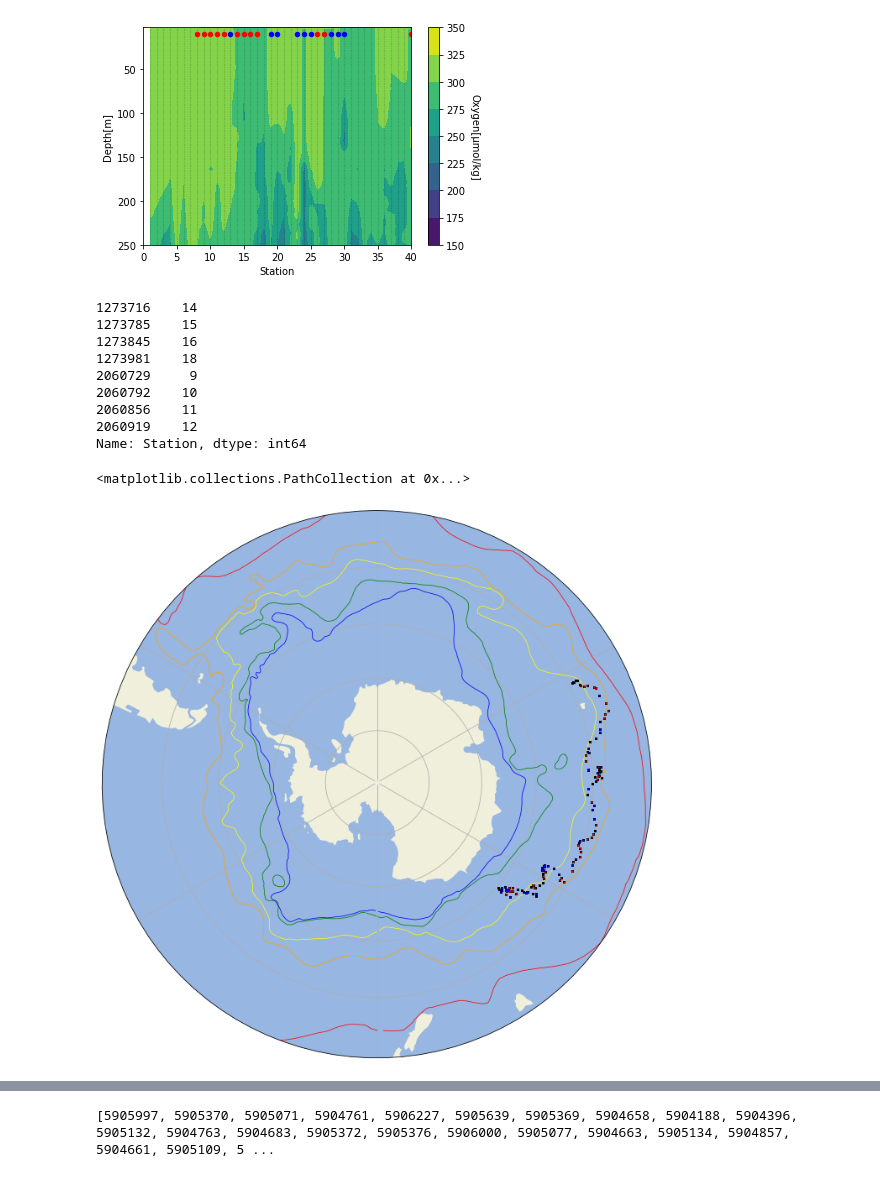
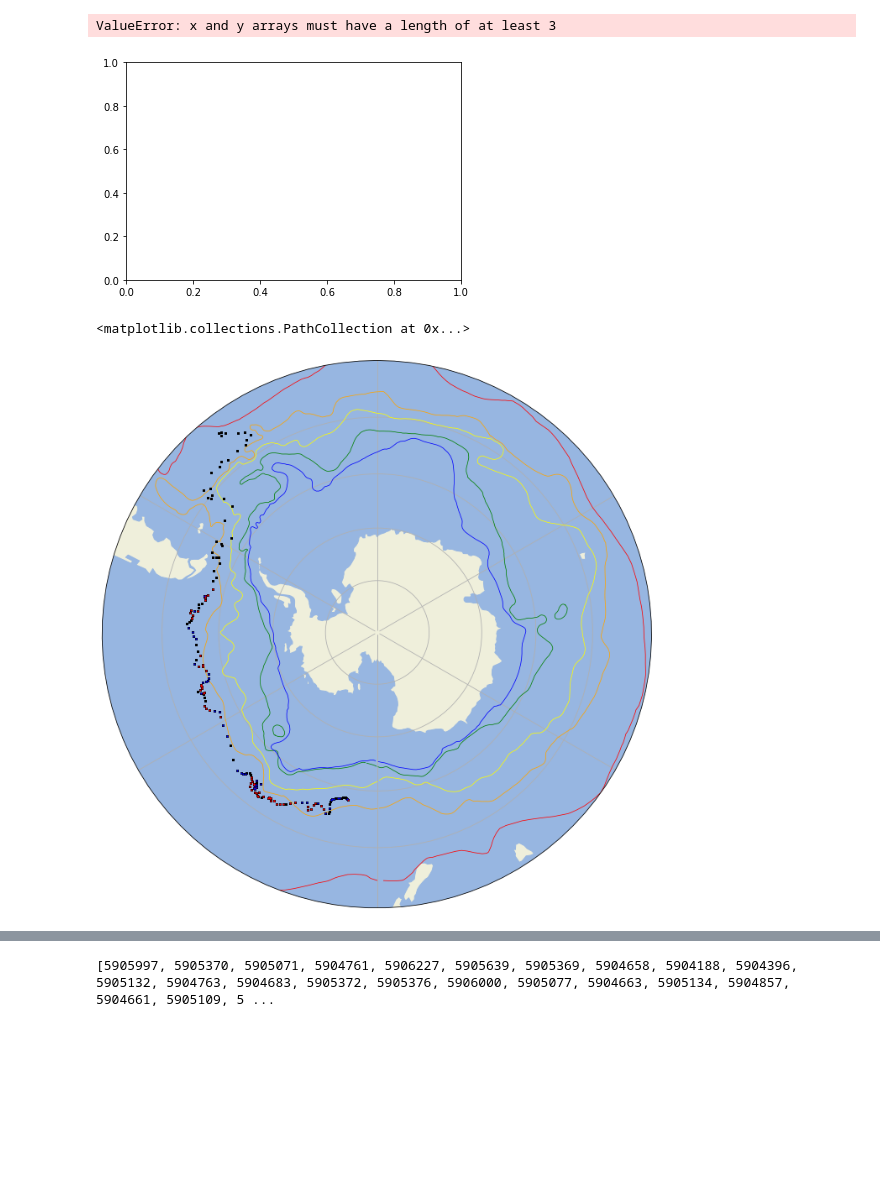
Before and after one commit to Williams-OBGC-Lab/SOCCOM_eddy, a Jupyter notebook: eddy_contour_plots.ipynb, the cells around one changed output, grey strips where cells are left out. Saved outputs shown, nothing was run; the diff lists cells and outputs as text; code cells hidden in the pictures; blank space fills up the shorter version.

Commit message:
finding int floats

```diff
--- a/eddy_contour_plots.ipynb
+++ b/eddy_contour_plots.ipynb
@@ -128,26 +128,18 @@ def ctr_plot (df, df_eddy, float_ID, x_var, y_var, z_var,duplicates):
 
     return plt.show(), eddy_ID_cyclonic, eddy_ID_anticyclonic
 # %%
-float_ID = 5905073
+float_ID = 5904475
 x_var = 'Station'
 y_var = 'Depth[m]'
-z_var = oxygen
+z_var = DIC
 duplicates = []
 
 test = ctr_plot(SOCCOM, SOCCOM_eddy, float_ID, x_var, y_var, z_var, duplicates ==True)
 
 print(SOCCOM_eddy['Station'].loc[SOCCOM_eddy['eddy_ID'] == 182518])
 # %% [output]
+ValueError: x and y arrays must have a length of at least 3
-[figure, old version]
+[figure, new version]
-1273716    14
-1273785    15
-1273845    16
-1273981    18
-2060729     9
-2060792    10
-2060856    11
-2060919    12
-Name: Station, dtype: int64
 # %%
 #Define orsi fronts
 def load_orsi_fronts(data_dir):
@@ -196,7 +188,7 @@ plt.scatter(eddy_ID_cyclonic['Lon [°E]'], eddy_ID_cyclonic['Lat [°N]'],c='red'
 plt.scatter(eddy_ID_anticyclonic['Lon [°E]'], eddy_ID_anticyclonic['Lat [°N]'],c='blue', edgecolor = 'blue', transform=ccrs.PlateCarree(), s=1, zorder=1001)
 # %% [output]
 <matplotlib.collections.PathCollection at 0x...>
-[figure, old version]
+[figure, new version]
 # %%
 floatID_ed = SOCCOM_eddy['Cruise'].unique()  # cruise col is float_id
 
```
Also changed, not shown: 1 other file.
